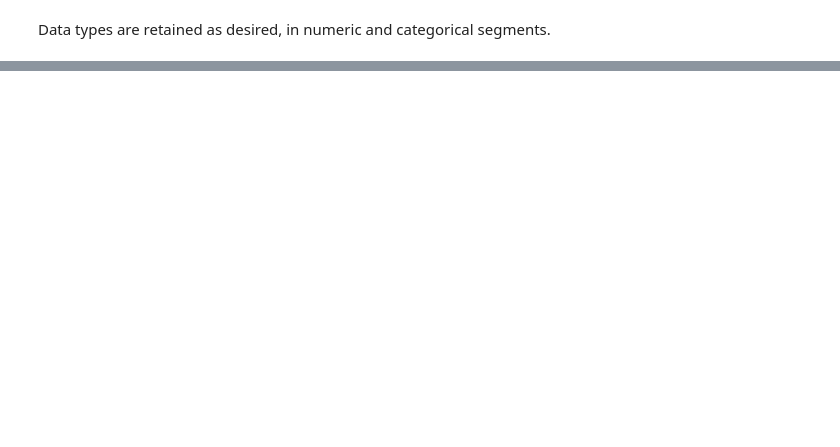
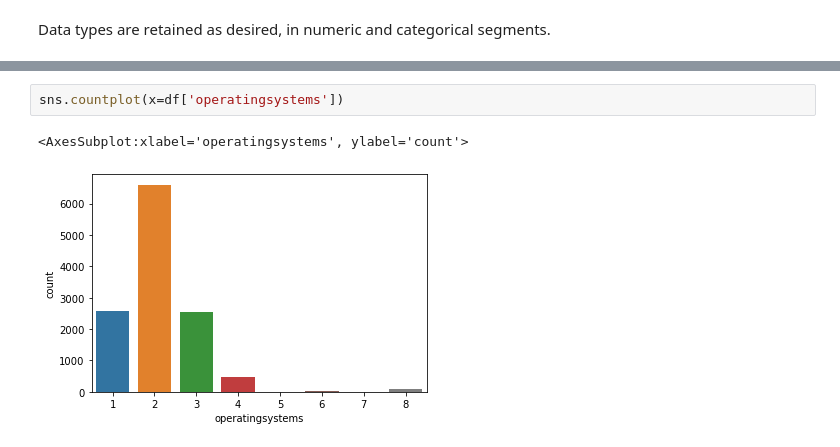
Before and after one commit to Yjung136/326_final_project, a Jupyter notebook: notebooks/EDA_notebook.ipynb, the cells around one changed output, grey strips where cells are left out. Drawn from its saved outputs; the diff is of its cells as text; blank space fills up the shorter version.

```diff
--- a/notebooks/EDA_notebook.ipynb
+++ b/notebooks/EDA_notebook.ipynb
@@ -42,0 +144,5 @@ df.sample(5)
+# %%
+sns.countplot(x=df['operatingsystems'])
+# %% [output]
+<AxesSubplot:xlabel='operatingsystems', ylabel='count'>
+[figure, added]
```
Also changed, not shown: parts of 19 cells of this notebook.
